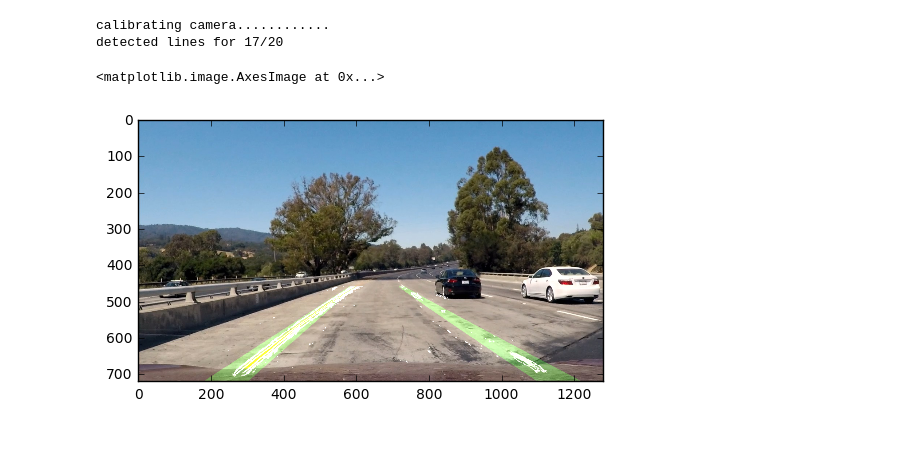
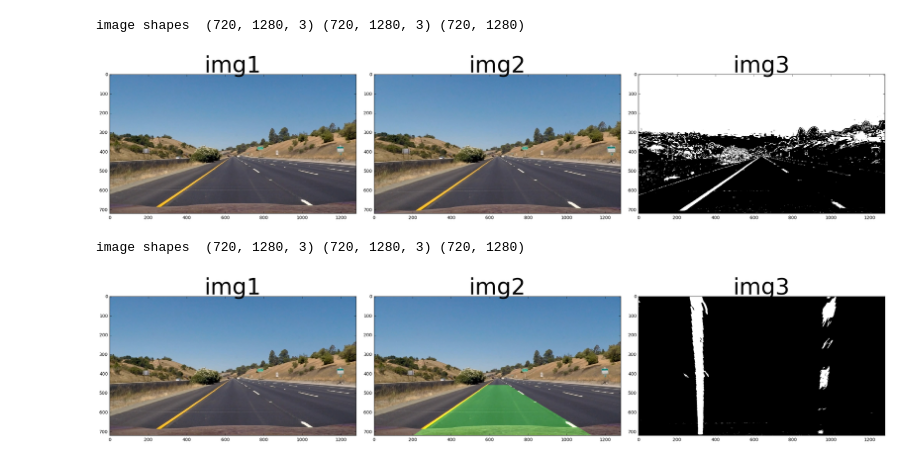
Before and after one commit to ar-chandra/p4, a Jupyter notebook: Advanced Lane Lines.ipynb, the cells around one changed output. Saved outputs shown, nothing was run; the diff lists cells and outputs as text; code cells hidden in the pictures.

```diff
--- a/Advanced Lane Lines.ipynb
+++ b/Advanced Lane Lines.ipynb
@@ -117,14 +297,29 @@ def dir_threshold(img, sobel_kernel=3, thresh=(0, np.pi/2)):
 # %%
 # returns a binary image with clean lines to mark lines on
-def thresholded_binary(image, a_thresh=(40,100),m_thresh=(30,100),d_thresh=(0.7, 1.3)):
+def thresholded_binary(image):
 
-    ksize = 15 # Choose a larger odd number to smooth gradient measurements
+    global a_thresh
+    global m_thresh
+    global d_thresh
+    global hls_thresh
+    global hsv_thresh
+    global yuv_thresh
+
+    ksize = 3 # Choose a larger odd number to smooth gradient measurements
 
     gradx = abs_sobel_thresh(image, orient='x', sobel_kernel=ksize, thresh=a_thresh)
     grady = abs_sobel_thresh(image, orient='y', sobel_kernel=ksize, thresh=a_thresh)
-    mag_binary = mag_thresh(image, sobel_kernel=ksize, mag_thresh=m_thresh)
-    dir_binary = dir_threshold(image, sobel_kernel=ksize, thresh=d_thresh)
-    combined = np.zeros_like(dir_binary)
-    combined[((gradx == 1) & (grady == 1)) | ((mag_binary == 1) & (dir_binary == 1))] = 1
-    combined = combined.astype('uint8')
+    mag_binary = mag_sobel_thresh(image, sobel_kernel=ksize, thresh=m_thresh)
+    dir_binary = dir_sobel_thresh(image, sobel_kernel=ksize, thresh=d_thresh)
+    col_binary = color_thresh(image, hls_thresh, hsv_thresh, yuv_thresh)
+
+    combined = np.zeros_like(gradx)
+
+    #combined[((gradx == 1) & (grady == 1)) | ((mag_binary == 1) & (dir_binary == 1))] = 1
+    #combined[((gradx == 1) & (grady == 1)) |  (col_binary == 1)] = 1
+    #combined[((gradx == 1) & (grady == 1))] = 1
+    #combined[((mag_binary == 1) & (dir_binary == 1) | (col_binary == 1))] = 1
+    #combined[((gradx == 1) & (grady == 1) & (dir_binary == 1)) | (col_binary == 1)] = 1
+    combined[((gradx == 1) & (grady == 1)) | (col_binary == 1) | ((mag_binary == 1) & (dir_binary == 1))] = 1
+
     return combined
@@ -281,9 +355,0 @@ def process_image(image):
-# %%
-image = mpimg.imread('test_images/test1.jpg')
-image = process_image(image)
-plt.imshow(image, cmap='gray')
-# %% [output]
-calibrating camera............
-detected lines for 17/20
-<matplotlib.image.AxesImage at 0x...>
-[figure, removed]
@@ -289,0 +361,31 @@ detected lines for 17/20
+# %%
+a_thresh = (70,200)
+m_thresh = (30,100)
+d_thresh = (0.1,1.3)
+hls_thresh = (90, 255)
+hsv_thresh = (0, 50)
+yuv_thresh = (0, 50)
+
+
+image = mpimg.imread('test_images/straight_lines1.jpg')
+#image = VideoFileClip("test_clip.mp4").get_frame(t=0.4)
+undistorted = undistort_image(image)
+binary = thresholded_binary(undistorted)
+visualize(image, undistorted, binary)
+# %% [output]
+image shapes  (720, 1280, 3) (720, 1280, 3) (720, 1280)
+[figure, added]
+# %%
+#persp_src = np.float32([[710, 460],[1128, 720],[210, 720],[578, 460]])
+#persp_dst= np.float32([[960, 0], [960, 720], [200, 720], [200, 0]])
+
+persp_src = np.float32([[585, 460], [203, 720], [1127, 720], [695, 460]])
+persp_dst = np.float32([[320, 0], [320, 720], [960,720], [960, 0]])
+
+binary_warped, Minv = perspective_transform(binary, persp_src, persp_dst)
+masked_image = add_mask(image,persp_src)
+
+visualize(image, masked_image, binary_warped)
+# %% [output]
+image shapes  (720, 1280, 3) (720, 1280, 3) (720, 1280)
+[figure, added]
```
Also changed, not shown: parts of 10 cells of this notebook.
